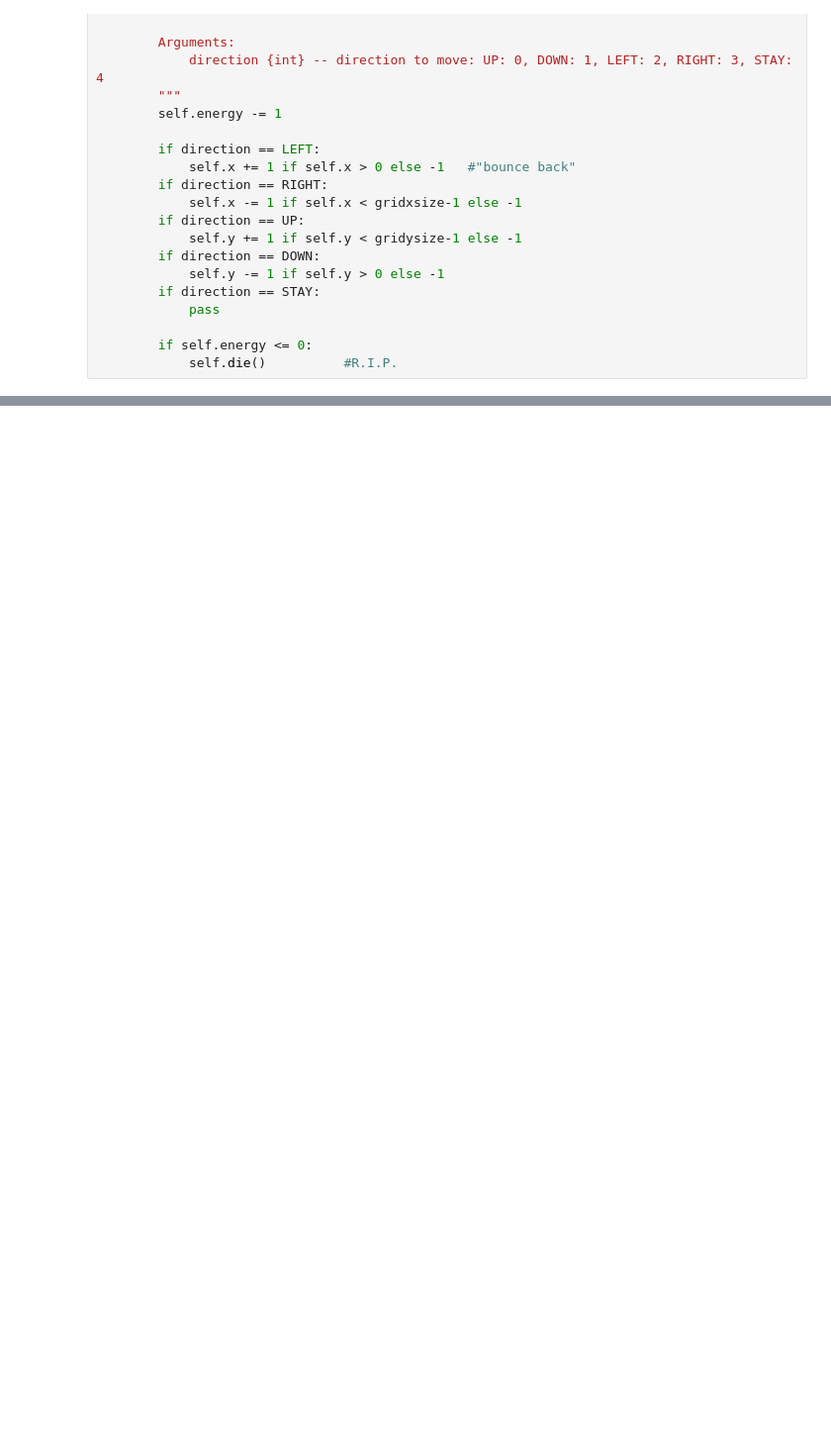
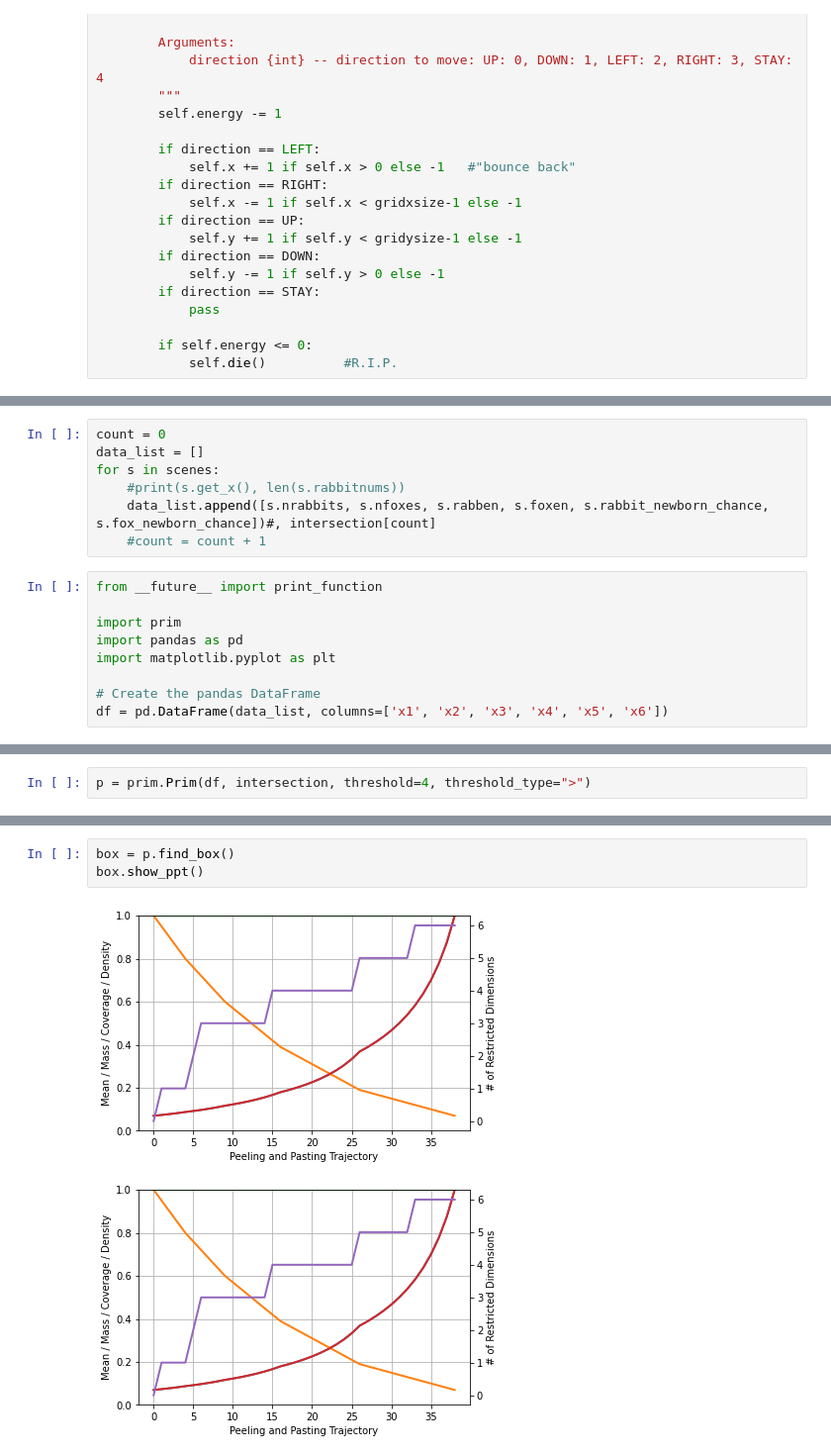
Before and after one commit to pfoytik/predatorPrey_senDisc, a Jupyter notebook: p_p.ipynb, the cells around one changed output, grey strips where cells are left out. Shown at 99% size. Saved outputs shown, nothing was run; the diff lists cells and outputs as text; blank space fills up the shorter version.

```diff
--- a/p_p.ipynb
+++ b/p_p.ipynb
@@ -240,0 +573,16 @@ plt.show()
+# %%
+count = 0
+data_list = []
+for s in scenes:
+    #print(s.get_x(), len(s.rabbitnums))
+    data_list.append([s.nrabbits, s.nfoxes, s.rabben, s.foxen, s.rabbit_newborn_chance, s.fox_newborn_chance])#, intersection[count]
+    #count = count + 1
+# %%
+from __future__ import print_function
+
+import prim
+import pandas as pd
+import matplotlib.pyplot as plt
+
+# Create the pandas DataFrame
+df = pd.DataFrame(data_list, columns=['x1', 'x2', 'x3', 'x4', 'x5', 'x6'])
@@ -240,0 +598,2 @@ plt.show()
+# %%
+p = prim.Prim(df, intersection, threshold=4, threshold_type=">")
@@ -240,0 +609,6 @@ plt.show()
+# %%
+box = p.find_box()
+box.show_ppt()
+# %% [output]
+[figure, added]
+[figure, added]
```
Also changed, not shown: parts of 36 cells of this notebook, 10 other files.
